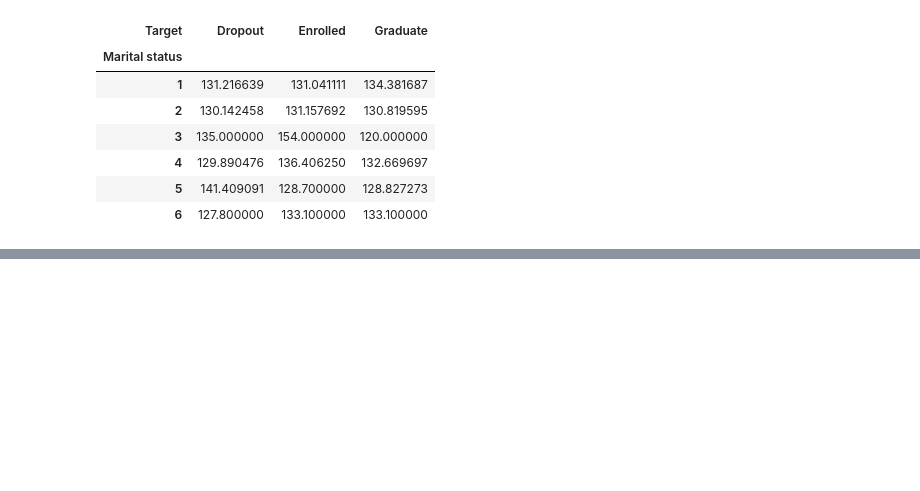
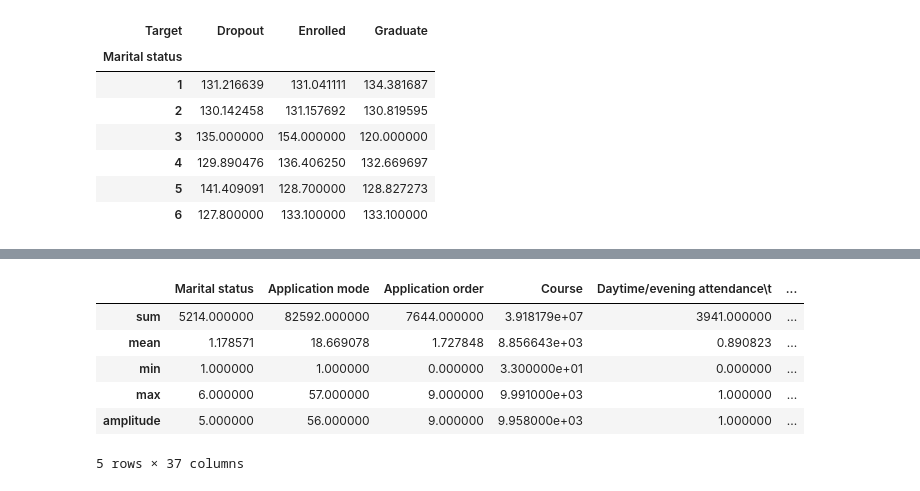
Before and after one commit to valeragabriel/TreinandoAnaliseDados, a Jupyter notebook: code/EvasaoEstudantes.ipynb, the cells around one changed output, grey strips where cells are left out. Drawn from its saved outputs; the diff is of its cells as text; code cells hidden in the pictures; blank space fills up the shorter version.

```diff
--- a/code/EvasaoEstudantes.ipynb
+++ b/code/EvasaoEstudantes.ipynb
@@ -123,0 +152,13 @@ display(styled_df)
+# %%
+def amplitude(series):
+    return series.max() - series.min()
+
+stud.agg(['sum', 'mean', "min", "max", amplitude])
+# %% [output]
+|  | Marital status | Application mode | Application order | Course | Daytime/evening attendance\t | ... |
+| sum | 5214.000000 | 82592.000000 | 7644.000000 | 3.918179e+07 | 3941.000000 | ... |
+| mean | 1.178571 | 18.669078 | 1.727848 | 8.856643e+03 | 0.890823 | ... |
+| min | 1.000000 | 1.000000 | 0.000000 | 3.300000e+01 | 0.000000 | ... |
+| max | 6.000000 | 57.000000 | 9.000000 | 9.991000e+03 | 1.000000 | ... |
+| amplitude | 5.000000 | 56.000000 | 9.000000 | 9.958000e+03 | 1.000000 | ... |
+5 rows × 37 columns
```
Also changed, not shown: parts of 2 cells of this notebook.
